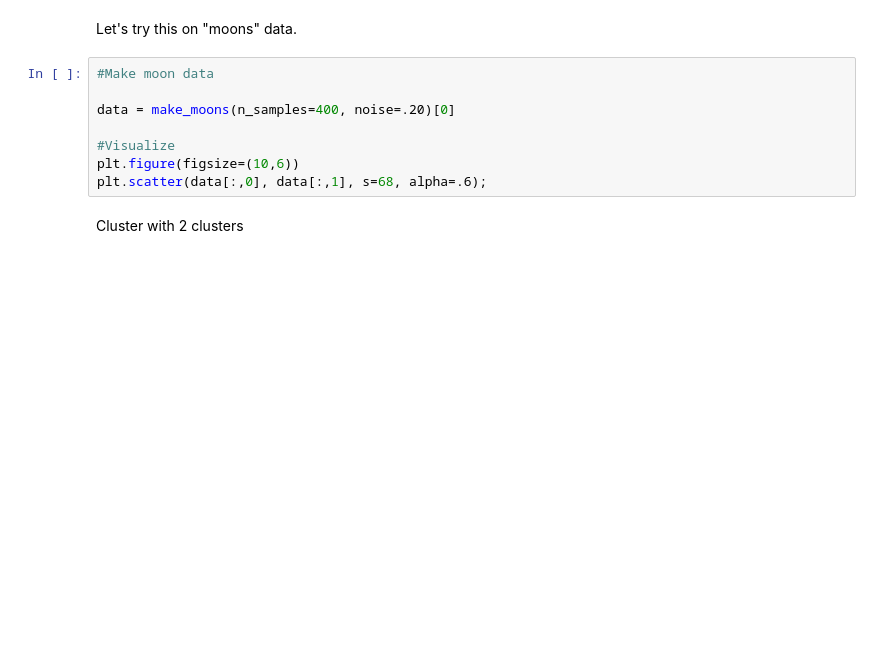
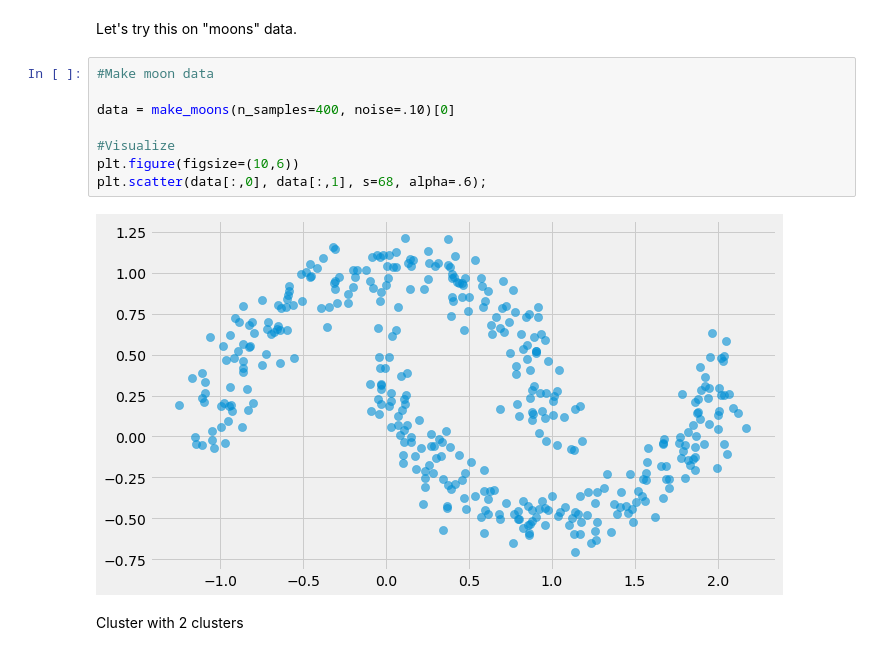
Before and after one commit to yangliu222/DS-SF-42, a Jupyter notebook: george_section/notebooks/In_class/Clustering (In class).ipynb, the cells around one changed output. Saved outputs shown, nothing was run; the diff lists cells and outputs as text; blank space fills up the shorter version.

```diff
--- a/george_section/notebooks/In_class/Clustering (In class).ipynb
+++ b/george_section/notebooks/In_class/Clustering (In class).ipynb
@@ -181,11 +291,13 @@ Let's try this on "moons" data.
 # %%
 #Make moon data
 
-data = make_moons(n_samples=400, noise=.20)[0]
+data = make_moons(n_samples=400, noise=.10)[0]
 
 #Visualize
 plt.figure(figsize=(10,6))
 plt.scatter(data[:,0], data[:,1], s=68, alpha=.6);
+# %% [output]
+[figure, added]
 # %% [markdown]
 Cluster with 2 clusters
 # %%
```
Also changed, not shown: parts of 65 cells of this notebook.
